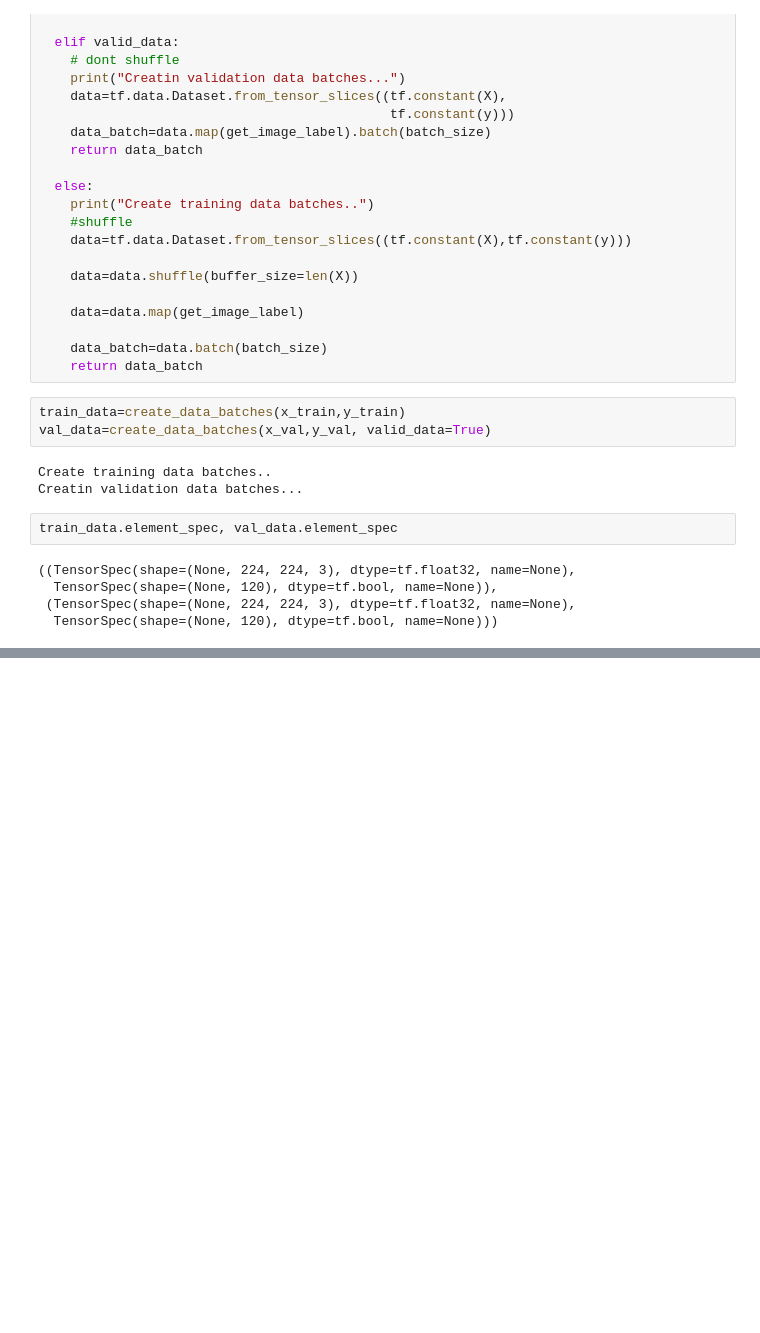
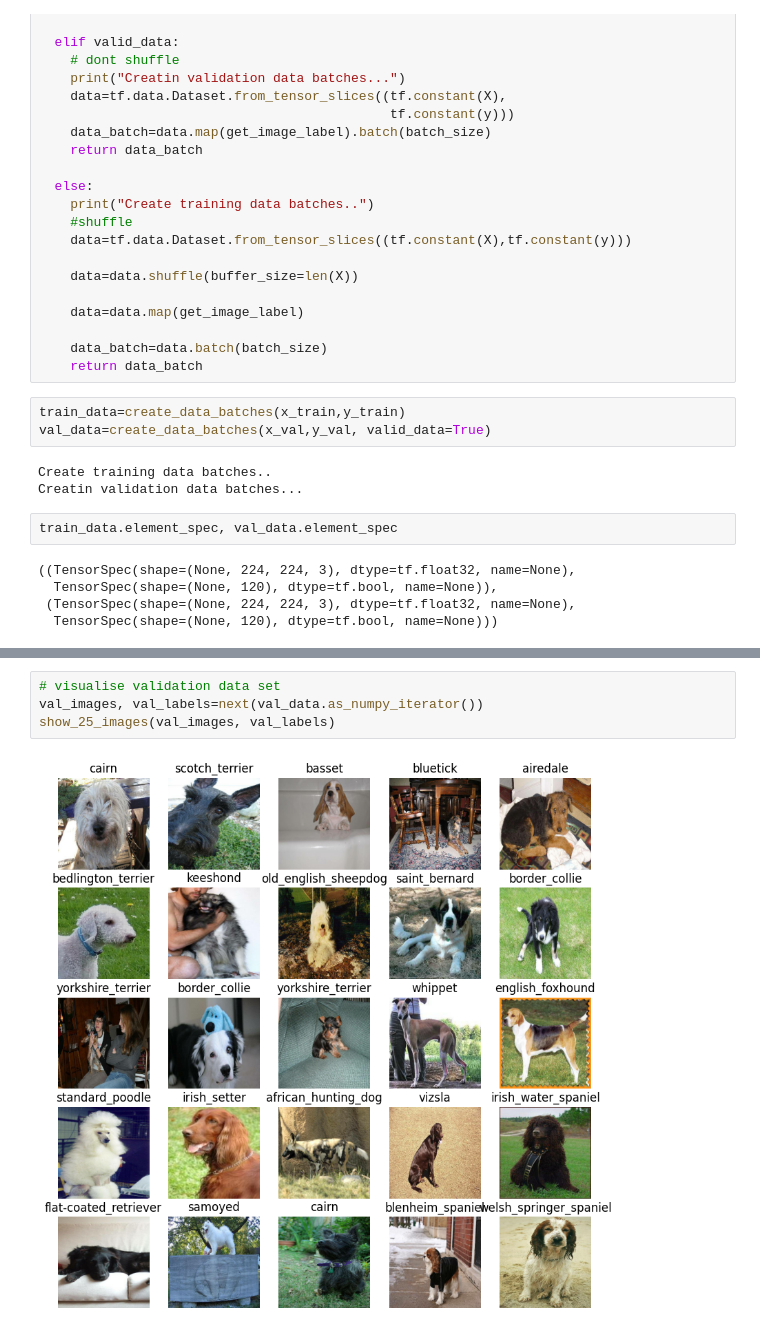
Before and after one commit to shrinidhib/dog-breed-prediction, a Jupyter notebook: dog_breed.ipynb, the cells around one changed output, grey strips where cells are left out. Saved outputs shown, nothing was run; the diff lists cells and outputs as text; blank space fills up the shorter version.

```diff
--- a/dog_breed.ipynb
+++ b/dog_breed.ipynb
@@ -371,0 +416,6 @@ train_data.element_spec, val_data.element_spec
+# %%
+# visualise validation data set
+val_images, val_labels=next(val_data.as_numpy_iterator())
+show_25_images(val_images, val_labels)
+# %% [output]
+[figure, added]
```
Also changed, not shown: parts of 8 cells of this notebook.
